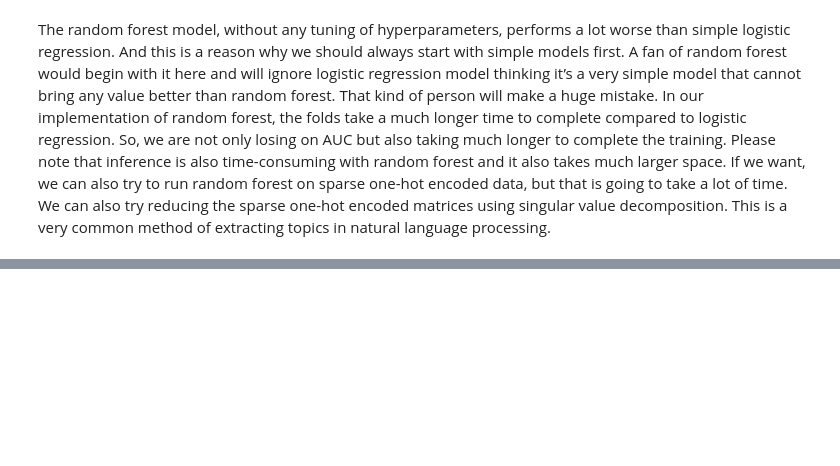
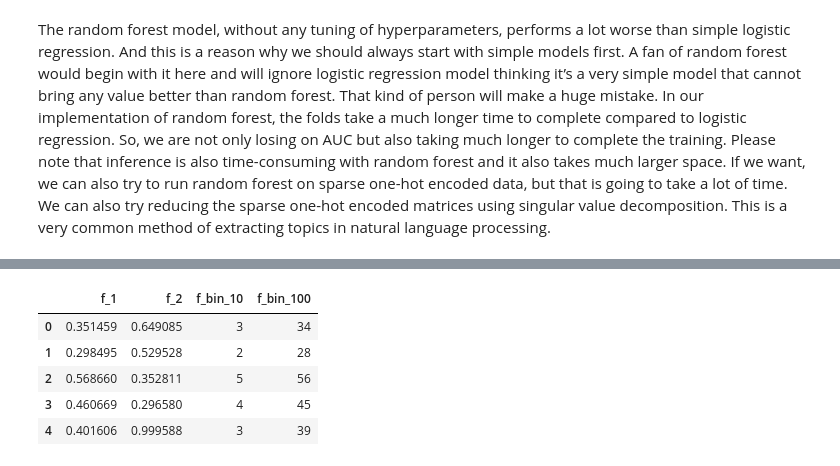
Before and after one commit to BibhuDas123/Exploratory_Data_Analysis, a Jupyter notebook: NOTES_AND_CODE_SNIPPETS.ipynb, the cells around one changed output, grey strips where cells are left out. Cells and saved outputs as stored; diff of their text form; code cells hidden in the pictures; blank space fills up the shorter version.

```diff
--- a/NOTES_AND_CODE_SNIPPETS.ipynb
+++ b/NOTES_AND_CODE_SNIPPETS.ipynb
@@ -739,3 +739,7 @@ def run(fold):
     #run function for fold = 0
     #we can just replace this number and  #run this for any fold
     run(0)
+# %%
+import pandas as pd
+df = pd.read_csv("/content/adult.csv") #kaggle audit dataset
+df.income.value_counts()
@@ -741,0 +1529,15 @@ def run(fold):
+# %%
+#create bins of the numerical columns
+#10 bins
+df["f_bin_10"] = pd.cut(df["f_1"], bins=10, labels=False)
+#100 bins
+df["f_bin_100"] = pd.cut(df["f_1"], bins=100, labels=False)
+
+df.head()
+# %% [output]
+|  | f_1 | f_2 | f_bin_10 | f_bin_100 |
+| 0 | 0.351459 | 0.649085 | 3 | 34 |
+| 1 | 0.298495 | 0.529528 | 2 | 28 |
+| 2 | 0.568660 | 0.352811 | 5 | 56 |
+| 3 | 0.460669 | 0.296580 | 4 | 45 |
+| 4 | 0.401606 | 0.999588 | 3 | 39 |
```
Also changed, not shown: parts of 53 cells of this notebook.
